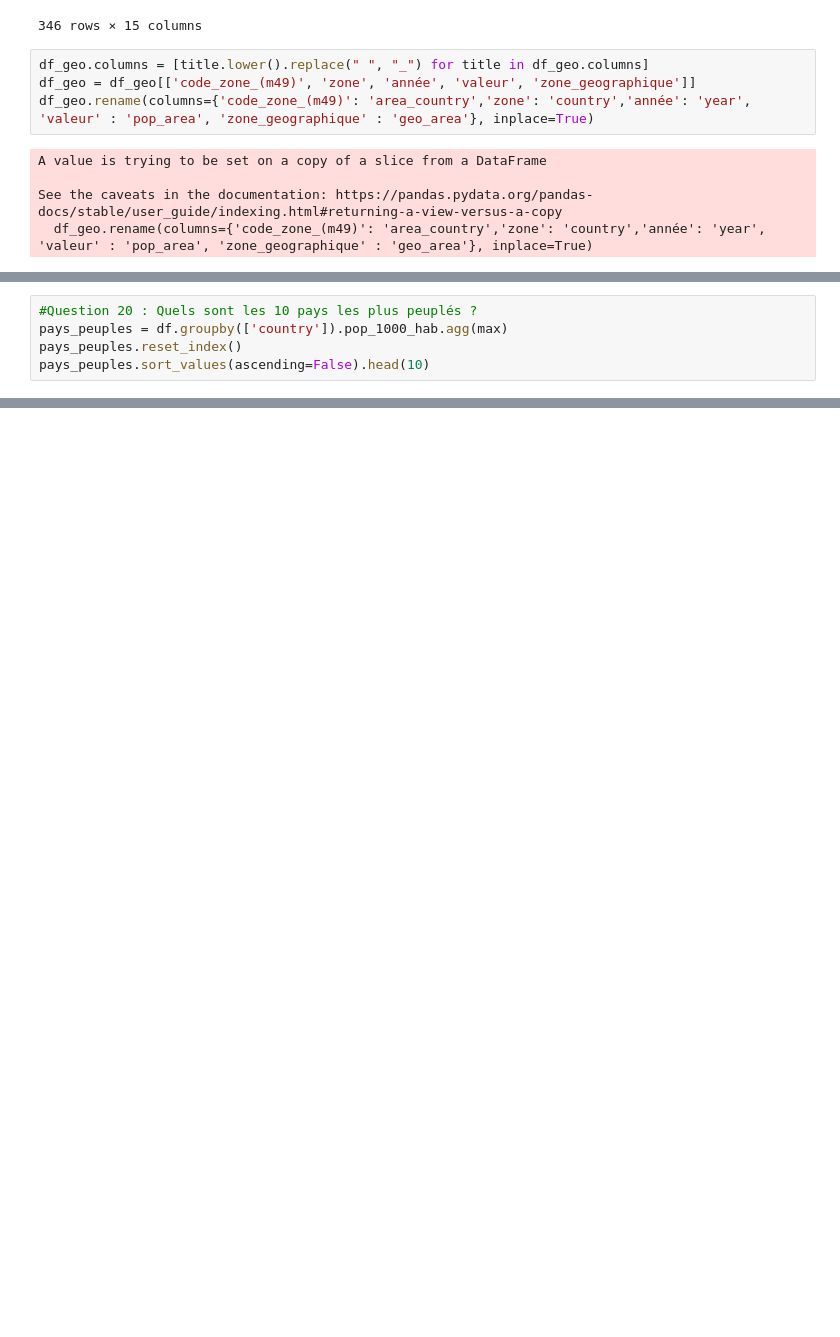
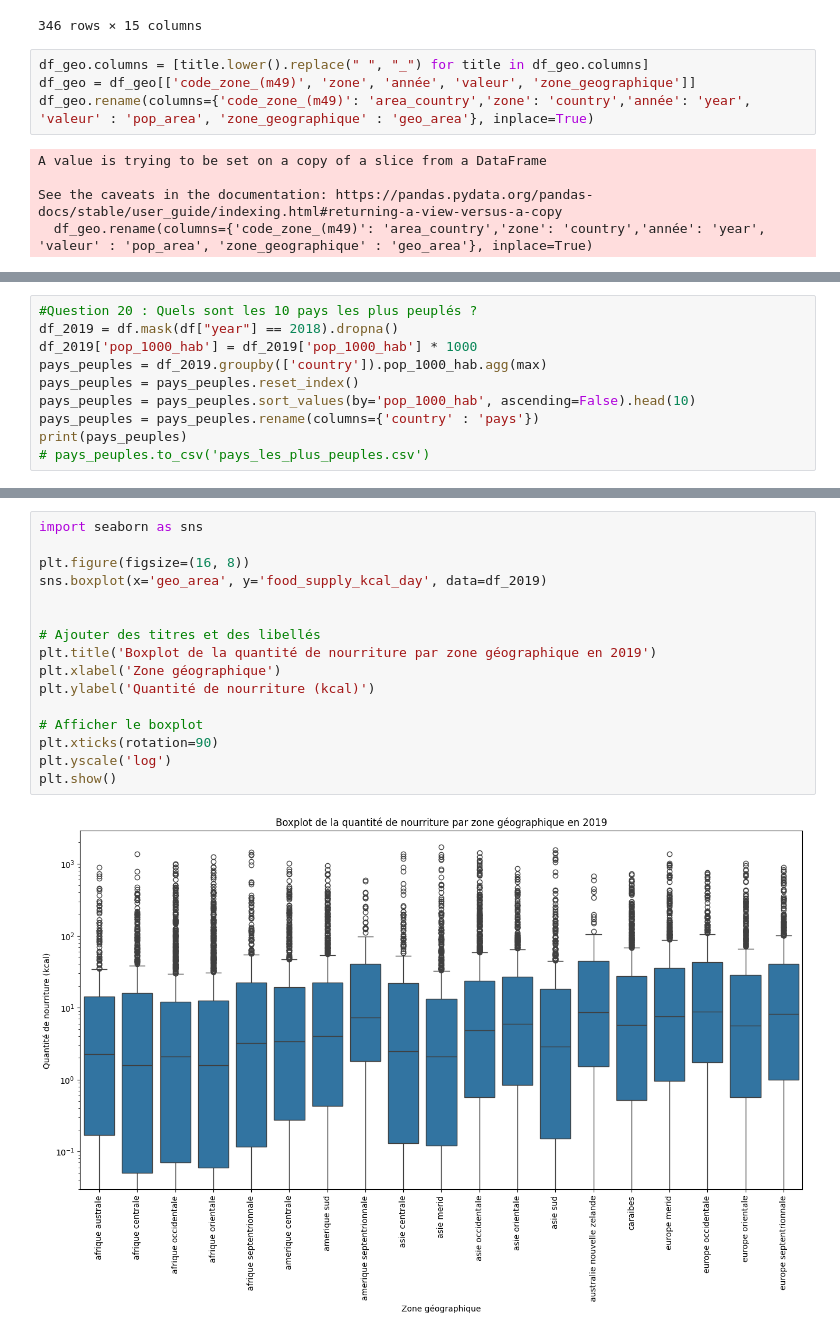
Before and after one commit to Melobgn/Brief-pandas-SEM, a Jupyter notebook: dataframes.ipynb, the cells around one changed output, grey strips where cells are left out. Cells and saved outputs as stored; diff of their text form; blank space fills up the shorter version.

```diff
--- a/dataframes.ipynb
+++ b/dataframes.ipynb
@@ -356,6 +345,11 @@ Name: food_supply_quantity_kg, dtype: float64
 # %%
 #Question 20 : Quels sont les 10 pays les plus peuplés ?
-pays_peuples = df.groupby(['country']).pop_1000_hab.agg(max)
-pays_peuples.reset_index()
-pays_peuples.sort_values(ascending=False).head(10)
+df_2019 = df.mask(df["year"] == 2018).dropna()
+df_2019['pop_1000_hab'] = df_2019['pop_1000_hab'] * 1000
+pays_peuples = df_2019.groupby(['country']).pop_1000_hab.agg(max)
+pays_peuples = pays_peuples.reset_index()
+pays_peuples = pays_peuples.sort_values(by='pop_1000_hab', ascending=False).head(10)
+pays_peuples = pays_peuples.rename(columns={'country' : 'pays'})
+print(pays_peuples)
+# pays_peuples.to_csv('pays_les_plus_peuples.csv')
 # %% [output]
@@ -380,0 +480,18 @@ TypeError: Series.sort_values() got an unexpected keyword argument 'by'
+# %%
+import seaborn as sns
+
+plt.figure(figsize=(16, 8))
+sns.boxplot(x='geo_area', y='food_supply_kcal_day', data=df_2019)
+
+
+# Ajouter des titres et des libellés
+plt.title('Boxplot de la quantité de nourriture par zone géographique en 2019')
+plt.xlabel('Zone géographique')
+plt.ylabel('Quantité de nourriture (kcal)')
+
+# Afficher le boxplot
+plt.xticks(rotation=90)
+plt.yscale('log')
+plt.show()
+# %% [output]
+[figure, added]
```
Also changed, not shown: parts of 8 cells of this notebook, 5 other files.
